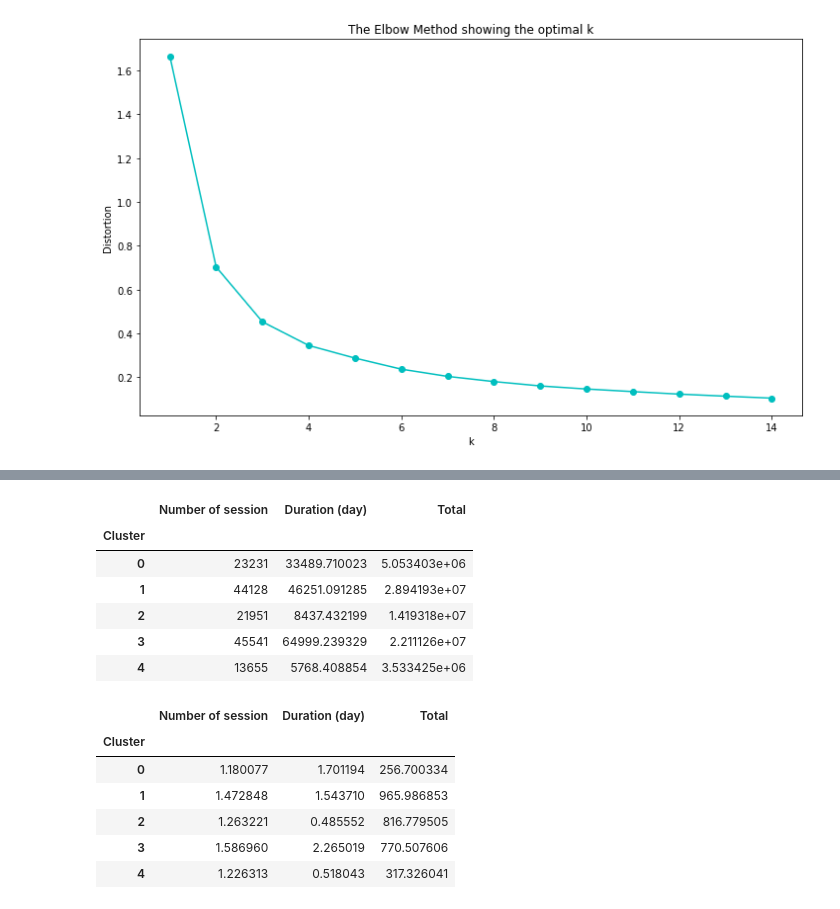
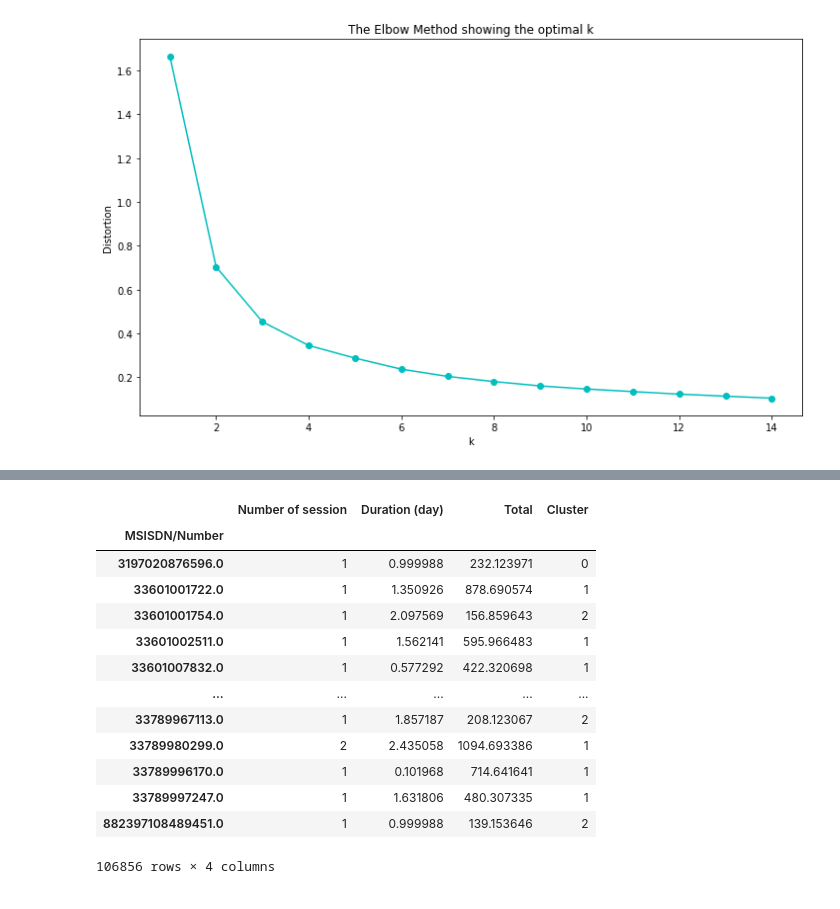
Before and after one commit to sidoine-dako/User-Analytics-Telecom-Industry, a Jupyter notebook: notebook/Task 2 - User Engagement analysis.ipynb, the cells around one changed output, grey strips where cells are left out. Drawn from its saved outputs; the diff is of its cells as text; code cells hidden in the pictures.

```diff
--- a/notebook/Task 2 - User Engagement analysis.ipynb
+++ b/notebook/Task 2 - User Engagement analysis.ipynb
@@ -389,20 +340,29 @@ dfKmeansFV.groupby('Cluster').describe().T
-# %%
-dfKmeansFV.groupby('Cluster').sum()
-# %% [output]
-|  | Number of session | Duration (day) | Total |
-| Cluster |  |  |  |
-| 0 | 23231 | 33489.710023 | 5.053403e+06 |
-| 1 | 44128 | 46251.091285 | 2.894193e+07 |
-| 2 | 21951 | 8437.432199 | 1.419318e+07 |
-| 3 | 45541 | 64999.239329 | 2.211126e+07 |
-| 4 | 13655 | 5768.408854 | 3.533425e+06 |
-# %%
-dfKmeansFV.groupby('Cluster').mean()
-# %% [output]
-|  | Number of session | Duration (day) | Total |
-| Cluster |  |  |  |
-| 0 | 1.180077 | 1.701194 | 256.700334 |
-| 1 | 1.472848 | 1.543710 | 965.986853 |
-| 2 | 1.263221 | 0.485552 | 816.779505 |
-| 3 | 1.586960 | 2.265019 | 770.507606 |
-| 4 | 1.226313 | 0.518043 | 317.326041 |
+# %%
+# Extract the data for KMeans
+dfKmeans = dfAggDayMb.loc[:,['Number of session','Duration (day)','Total']]
+dfKmeansNorm = normalizer(dfKmeans,['Number of session','Duration (day)','Total'])
+# KMean model
+km = KMeans(n_clusters=4,)
+km.fit(dfKmeansNorm)
+
+# Predict the cluster
+clust = km.predict(dfKmeansNorm)
+
+dfKmeansFV = dfKmeans.copy()
+dfKmeansFV['Cluster'] = clust
+dfKmeansFV
+# %% [output]
+|  | Number of session | Duration (day) | Total | Cluster |
+| MSISDN/Number |  |  |  |  |
+| 3197020876596.0 | 1 | 0.999988 | 232.123971 | 0 |
+| 33601001722.0 | 1 | 1.350926 | 878.690574 | 1 |
+| 33601001754.0 | 1 | 2.097569 | 156.859643 | 2 |
+| 33601002511.0 | 1 | 1.562141 | 595.966483 | 1 |
+| 33601007832.0 | 1 | 0.577292 | 422.320698 | 1 |
+| ... | ... | ... | ... | ... |
+| 33789967113.0 | 1 | 1.857187 | 208.123067 | 2 |
+| 33789980299.0 | 2 | 2.435058 | 1094.693386 | 1 |
+| 33789996170.0 | 1 | 0.101968 | 714.641641 | 1 |
+| 33789997247.0 | 1 | 1.631806 | 480.307335 | 1 |
+| 882397108489451.0 | 1 | 0.999988 | 139.153646 | 2 |
+106856 rows × 4 columns
```
Also changed, not shown: parts of 6 cells of this notebook.
